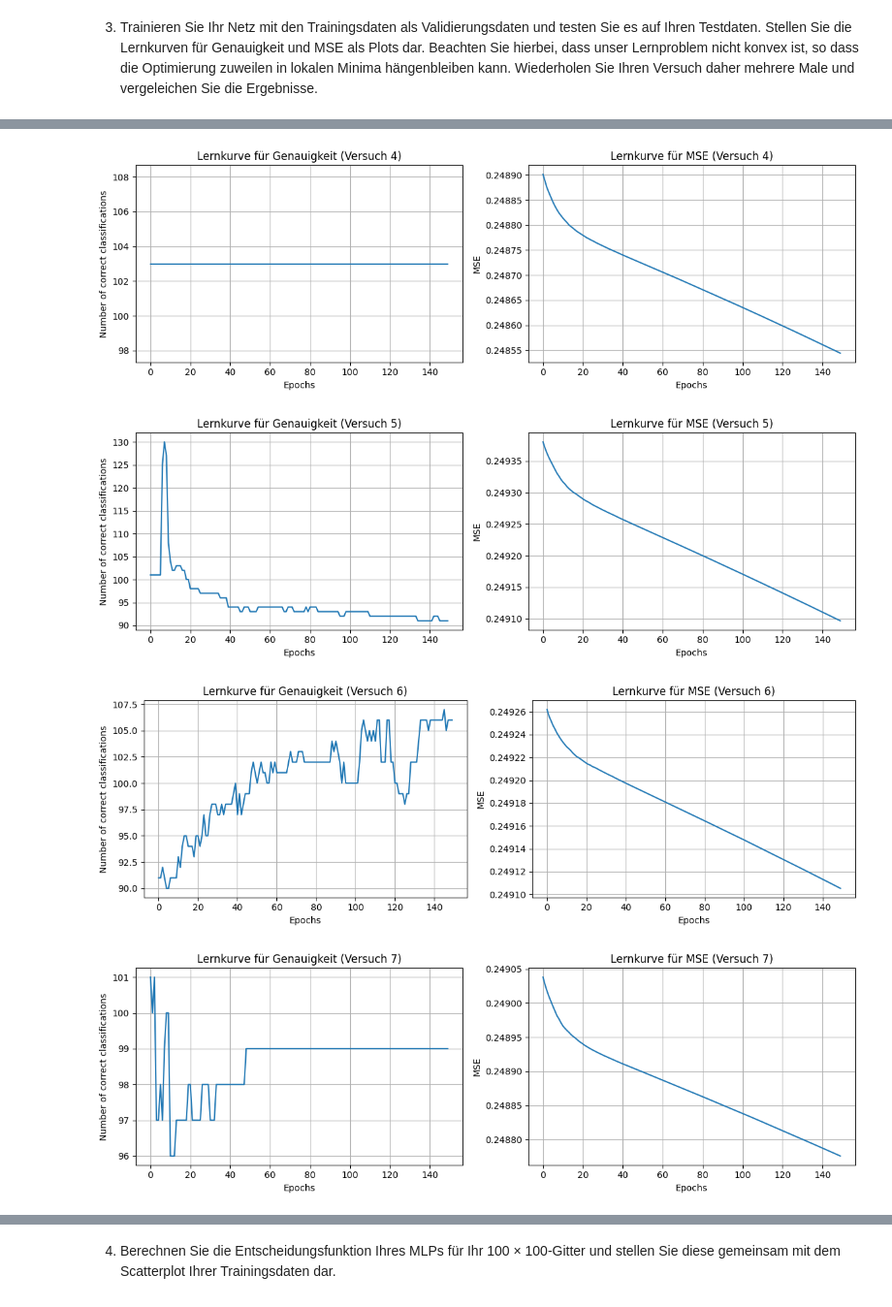
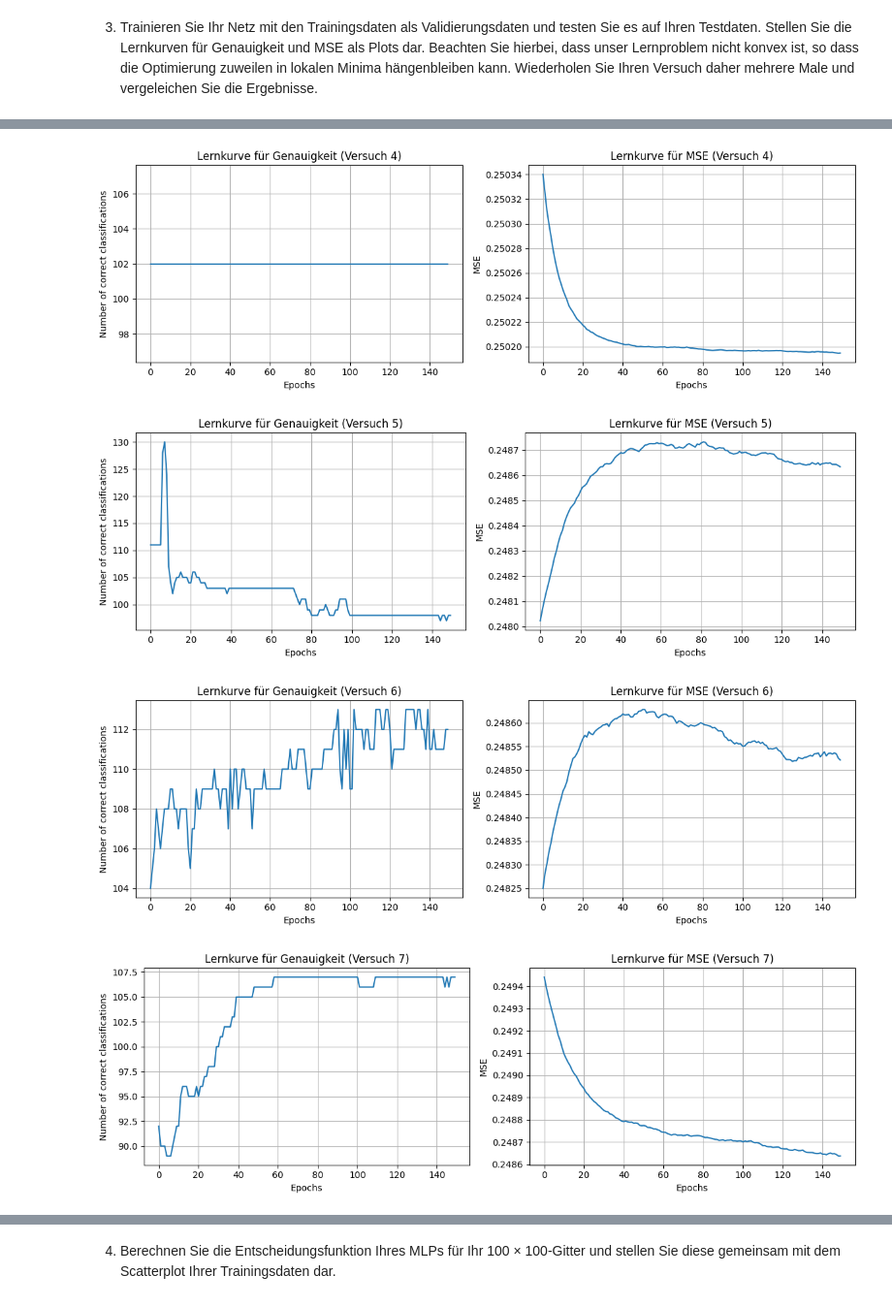
Before and after one commit to PhilNeu13/msi-dl, a Jupyter notebook: Exercise-1/02-mlp.ipynb, the cells around one changed output, grey strips where cells are left out. Shown at 97% size. Drawn from its saved outputs; the diff is of its cells as text; code cells hidden in the pictures.

```diff
--- a/Exercise-1/02-mlp.ipynb
+++ b/Exercise-1/02-mlp.ipynb
@@ -217,8 +217,8 @@ for i in range(repeat_experiment):
     ])
     y0 = y_train
     y1 = y_test
-    x2 = x0
-    y2 = y0
+    x2 = x1
+    y2 = y1
 
     # ----------------- Train MLP ------------------
     acc_val, mse = SGD(x0, y0, epochs, mbs, lr, x2, y2)
@@ -248,4 +248,4 @@ for i in range(repeat_experiment):
-[figure, old version]
+[figure, new version]
-[figure, old version]
+[figure, new version]
-[figure, old version]
+[figure, new version]
-[figure, old version]
+[figure, new version]
```
Also changed, not shown: parts of 1 cell of this notebook.
